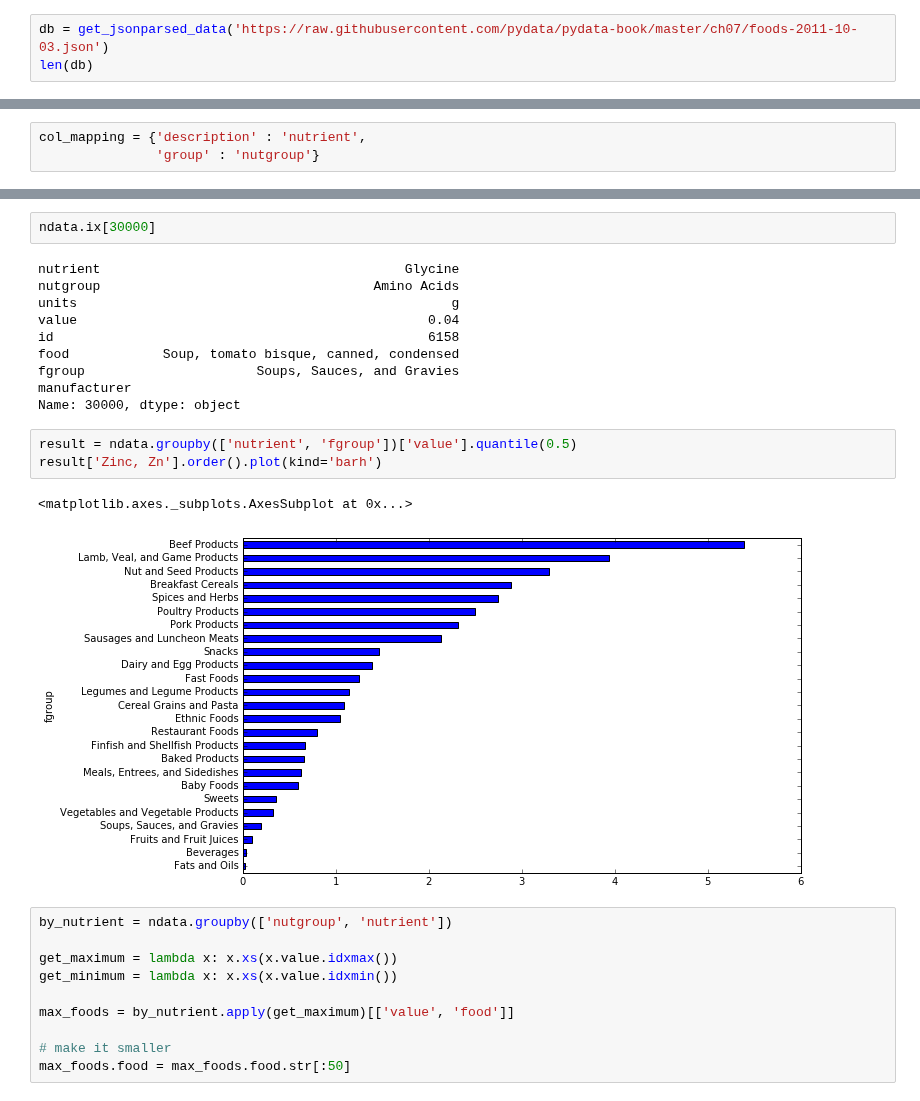
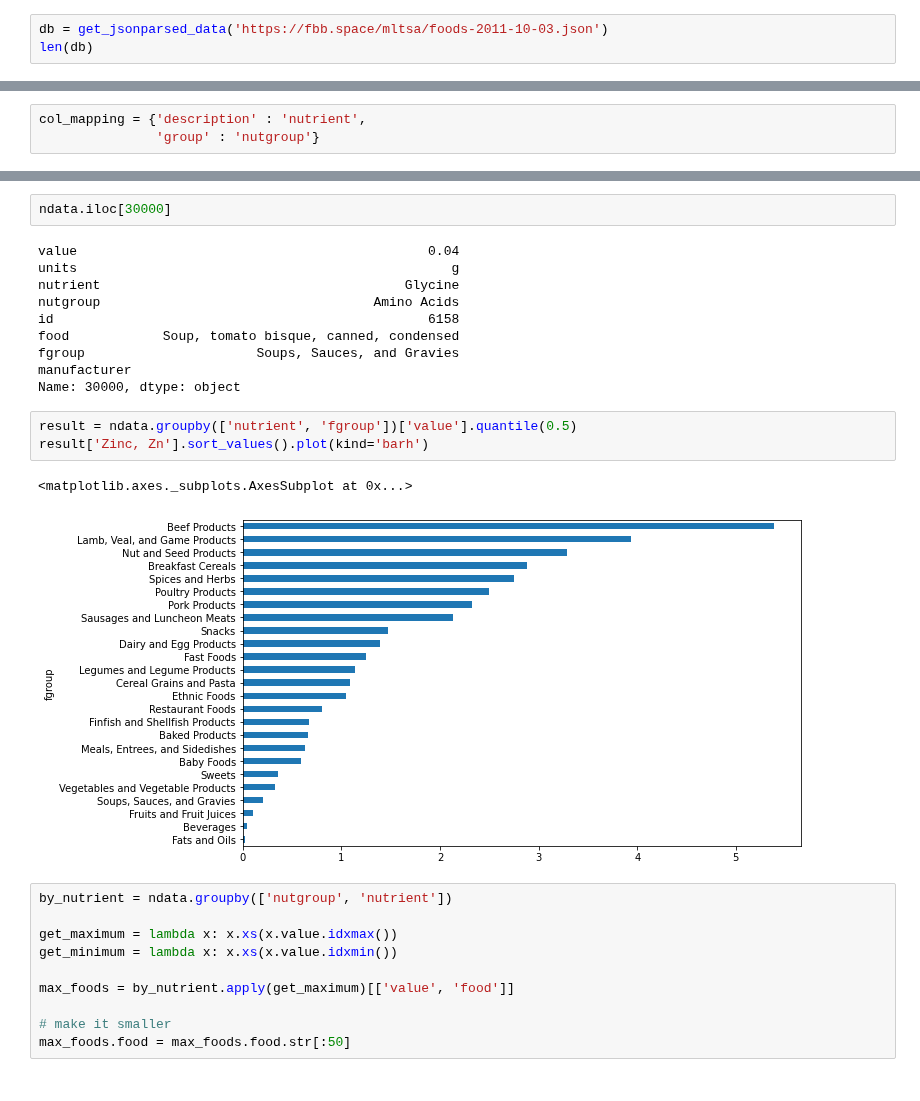
Before and after one commit to fedhere/UInotebooks, a Jupyter notebook: dataWrangling/dataWranglingColab.ipynb, the cells around one changed output, grey strips where cells are left out. Saved outputs shown, nothing was run; the diff lists cells and outputs as text.

```diff
--- a/dataWrangling/dataWranglingColab.ipynb
+++ b/dataWrangling/dataWranglingColab.ipynb
@@ -1592,7 +1564,7 @@ def get_jsonparsed_data(url):
 # %% [markdown]
 ## Example: USDA Food Database
 # %%
-db = get_jsonparsed_data('https://raw.githubusercontent.com/pydata/pydata-book/master/ch07/foods-2011-10-03.json')
+db = get_jsonparsed_data('https://fbb.space/mltsa/foods-2011-10-03.json')
 len(db)
 # %% [output]
 6636
@@ -1818,11 +1760,11 @@ ndata
 375176 rows × 8 columns
 # %%
-ndata.ix[30000]
+ndata.iloc[30000]
 # %% [output]
+value                                             0.04
+units                                                g
 nutrient                                       Glycine
 nutgroup                                   Amino Acids
-units                                                g
-value                                             0.04
 id                                                6158
 food            Soup, tomato bisque, canned, condensed
 fgroup                      Soups, Sauces, and Gravies
@@ -1830,10 +1772,10 @@ manufacturer
 Name: 30000, dtype: object
 # %%
 result = ndata.groupby(['nutrient', 'fgroup'])['value'].quantile(0.5)
-result['Zinc, Zn'].order().plot(kind='barh')
+result['Zinc, Zn'].sort_values().plot(kind='barh')
 # %% [output]
 <matplotlib.axes._subplots.AxesSubplot at 0x...>
-[figure, old version]
+[figure, new version]
 # %%
 by_nutrient = ndata.groupby(['nutgroup', 'nutrient'])
 
```
Also changed, not shown: parts of 87 cells of this notebook.
